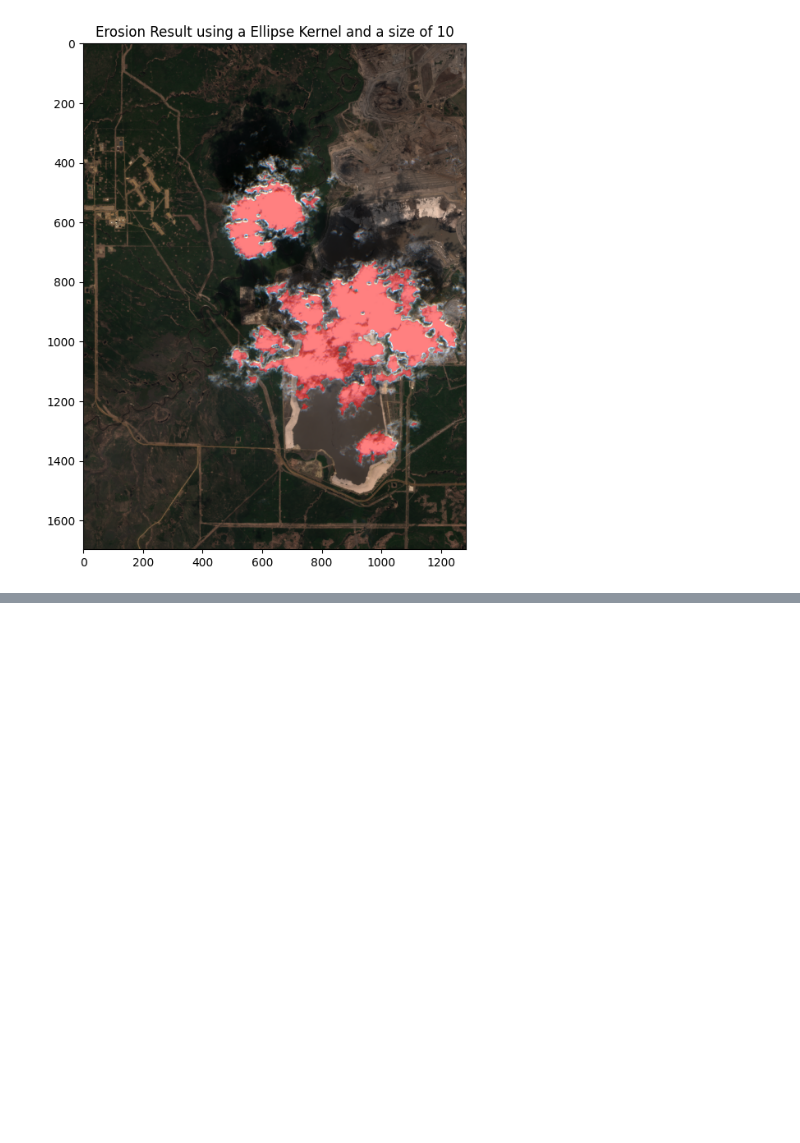
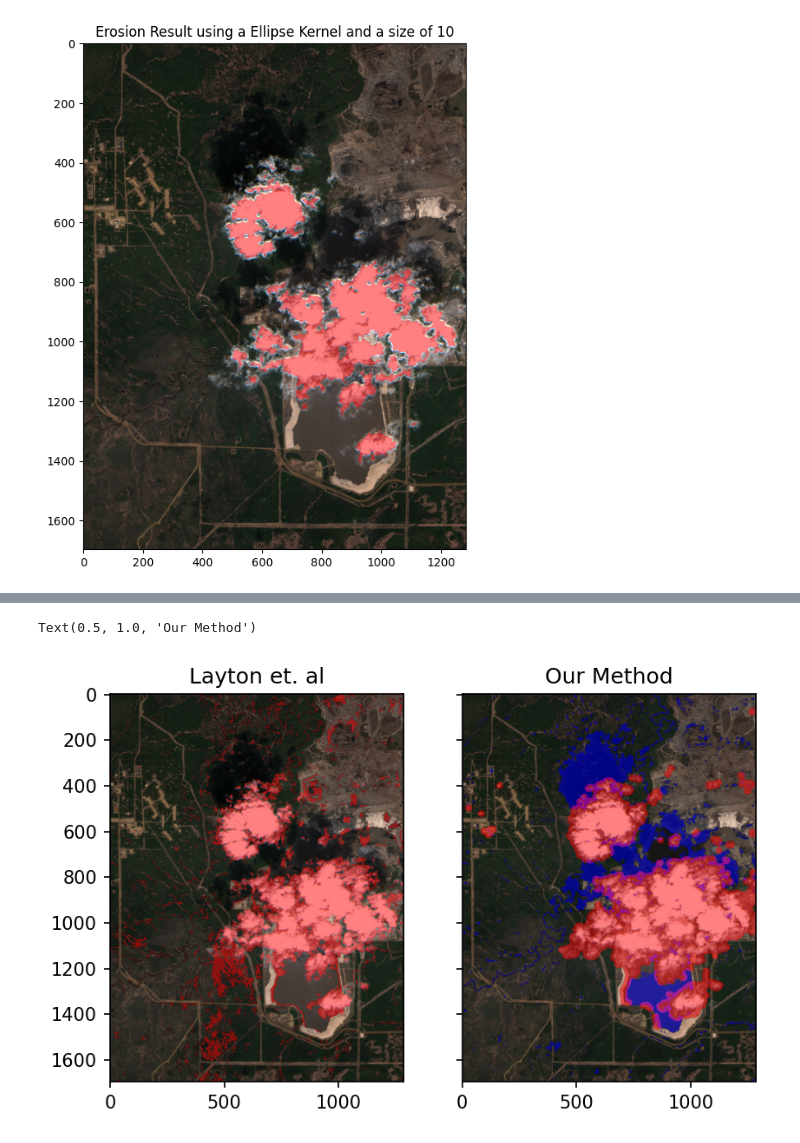
Before and after one commit to ebiederstadt/satellite-approximation, a Jupyter notebook: notebooks/cloud_masks.ipynb, the cells around one changed output, grey strips where cells are left out. Cells and saved outputs as stored; diff of their text form; code cells hidden in the pictures; blank space fills up the shorter version.

```diff
--- a/notebooks/cloud_masks.ipynb
+++ b/notebooks/cloud_masks.ipynb
@@ -75,0 +103,25 @@ dst = cv.morphologyEx()
+# %%
+# Compare the old results to the new results
+
+old_result = rasterio.open(base_path.parent.joinpath("old_cloud_mask.tif")).read(1)
+new_result = rasterio.open(base_path.parent.joinpath("cloud_mask.tif")).read(1)
+
+new_shadows = rasterio.open(base_path.parent.joinpath("potential_shadows.tif")).read(1)
+
+fig, ax = plt.subplots(1, 2, sharey=True)
+mask_image = np.zeros((*old_result.shape, 4))
+mask_image[..., 0] = old_result
+mask_image[..., 3] = old_result * 0.5
+ax[0].imshow(rgb_image)
+ax[0].imshow(mask_image)
+ax[0].set_title("Layton et. al")
+
+mask_image[..., 0] = new_result
+mask_image[..., 2] = new_shadows
+mask_image[..., 3] = np.bitwise_or(new_result, new_shadows) * 0.5
+ax[1].imshow(rgb_image)
+ax[1].imshow(mask_image)
+ax[1].set_title("Our Method")
+# %% [output]
+Text(0.5, 1.0, 'Our Method')
+[figure, added]
```
Also changed, not shown: parts of 5 cells of this notebook, 13 other files.
